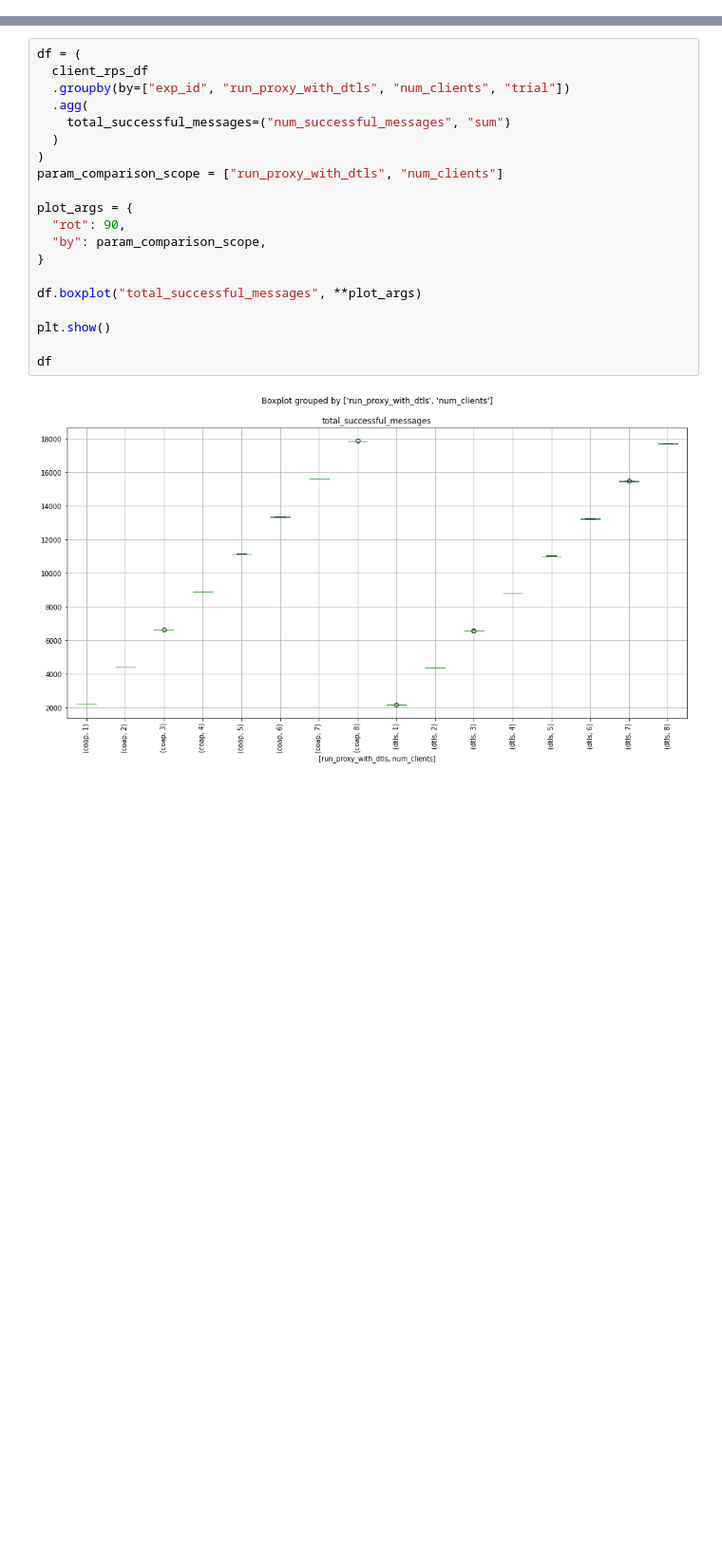
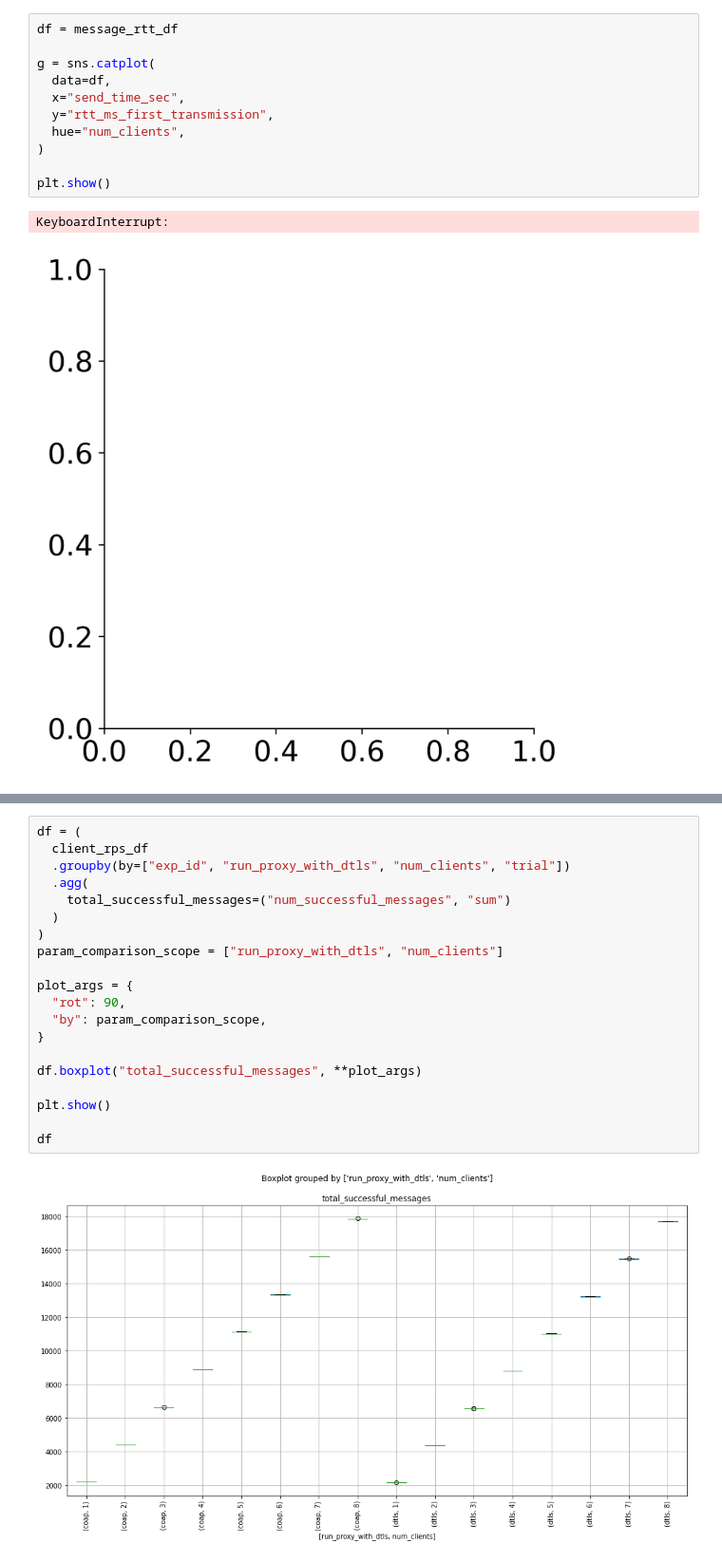
Before and after one commit to amirfarhat/dos-californium, a Jupyter notebook: notebooks/thesis/clickhouse_group_thesisnumclientsdb.ipynb, the cells around one changed output, grey strips where cells are left out. Shown at 95% size. Cells and saved outputs as stored; diff of their text form; blank space fills up the shorter version.

```diff
--- a/notebooks/thesis/clickhouse_group_thesisnumclientsdb.ipynb
+++ b/notebooks/thesis/clickhouse_group_thesisnumclientsdb.ipynb
@@ -511 +449,15 @@ Wall time: 4.03 s
+# %%
+df = message_rtt_df
+
+g = sns.catplot(
+  data=df,
+  x="send_time_sec",
+  y="rtt_ms_first_transmission",
+  hue="num_clients",
+)
+
+plt.show()
+# %% [output]
+KeyboardInterrupt:
+[figure, added]
 # %%
```
Also changed, not shown: parts of 25 cells of this notebook.
